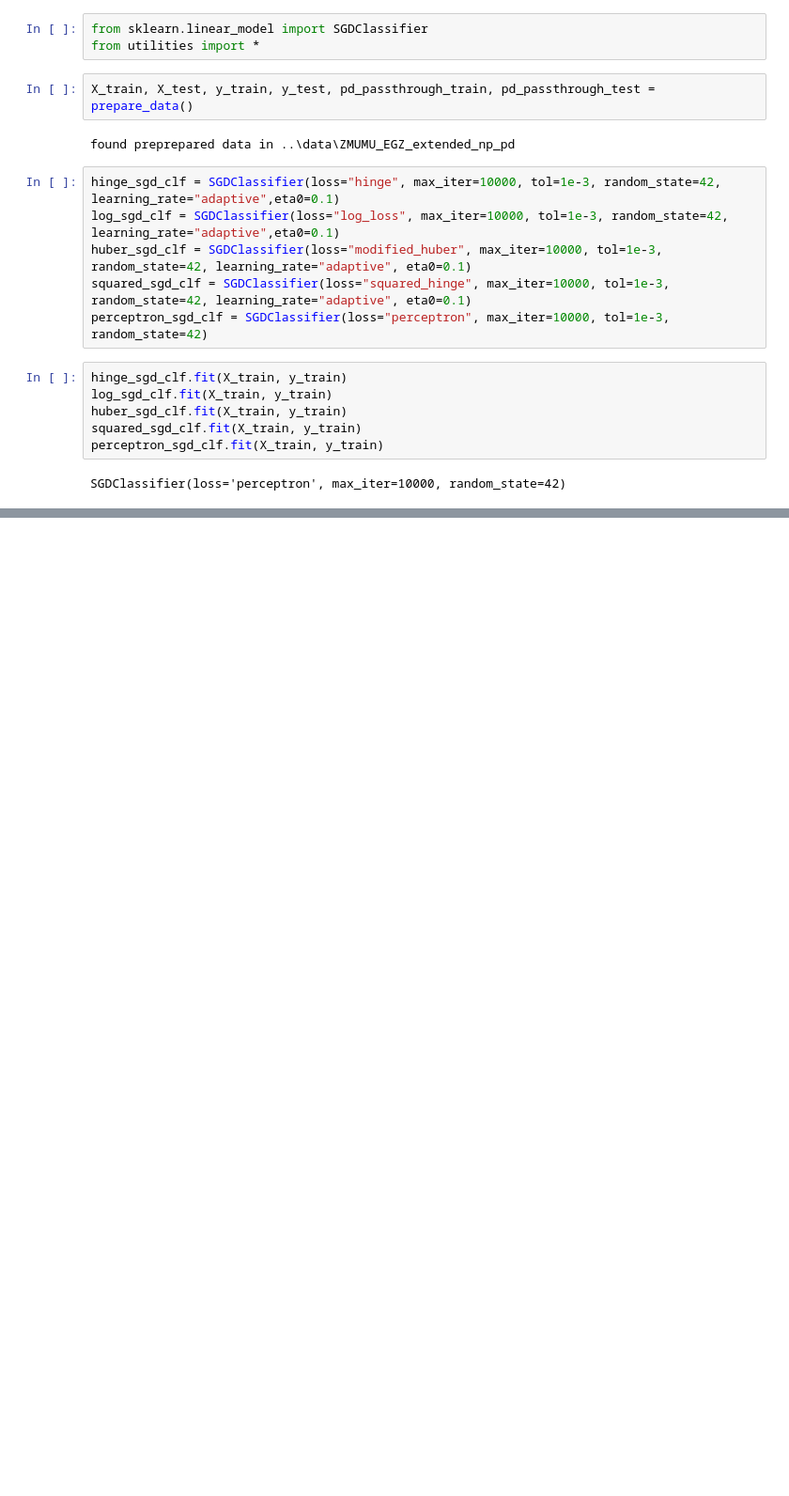
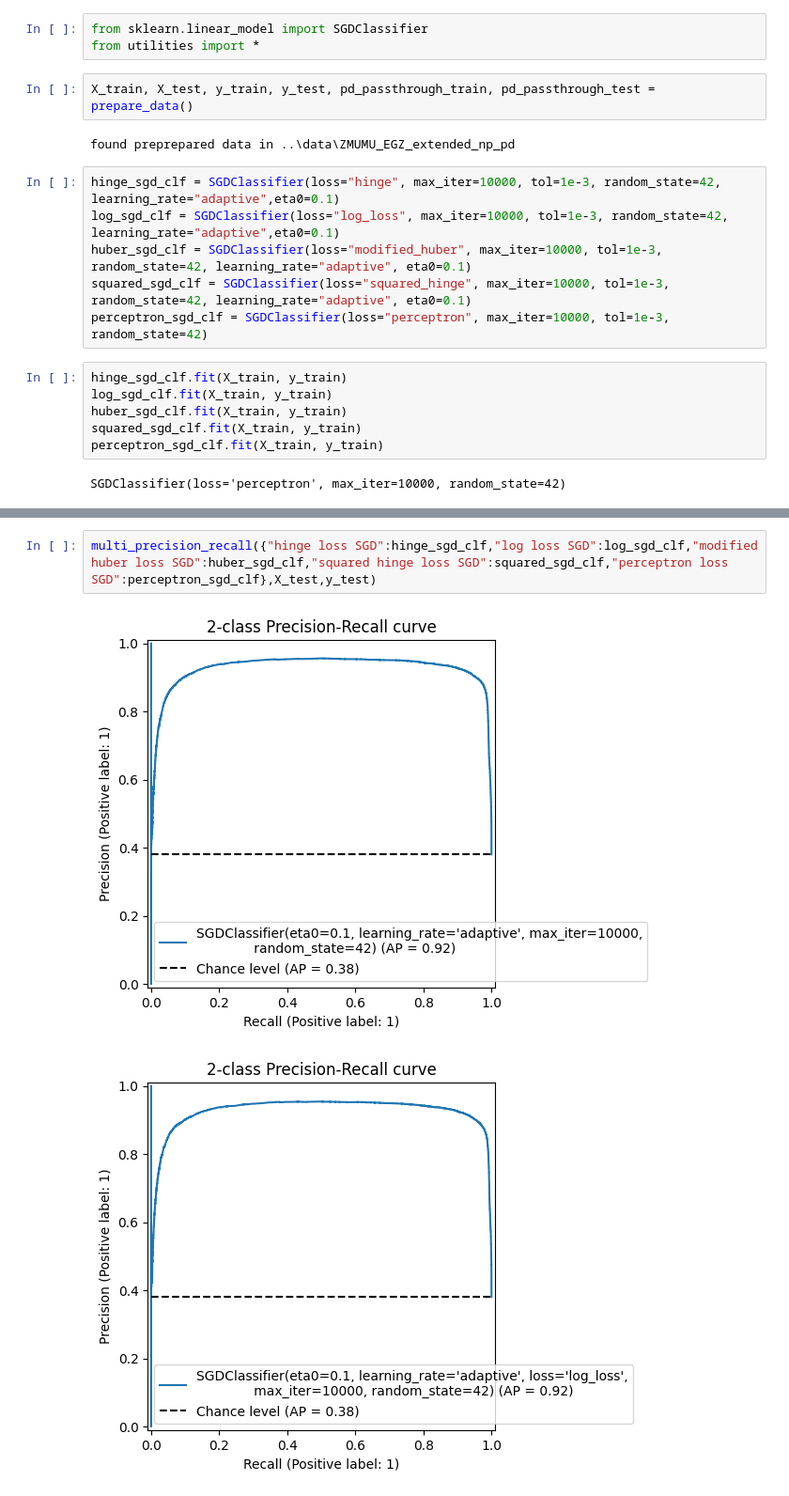
Before and after one commit to chirpt/ATLAS-L1-Trigger-Y4-Project, a Jupyter notebook: initial tests/sklearn_SGD_comparison_ROC_PT.ipynb, the cells around one changed output, grey strips where cells are left out. Shown at 94% size. Saved outputs shown, nothing was run; the diff lists cells and outputs as text; blank space fills up the shorter version.

```diff
--- a/initial tests/sklearn_SGD_comparison_ROC_PT.ipynb
+++ b/initial tests/sklearn_SGD_comparison_ROC_PT.ipynb
@@ -61,0 +62,5 @@ multi_roc({"hinge loss SGD":hinge_sgd_clf,"log loss SGD":log_sgd_clf,"modified h
+# %%
+multi_precision_recall({"hinge loss SGD":hinge_sgd_clf,"log loss SGD":log_sgd_clf,"modified huber loss SGD":huber_sgd_clf,"squared hinge loss SGD":squared_sgd_clf,"perceptron loss SGD":perceptron_sgd_clf},X_test,y_test)
+# %% [output]
+[figure, added]
+[figure, added]
```
Also changed, not shown: parts of 4 cells of this notebook, 6 other files.
